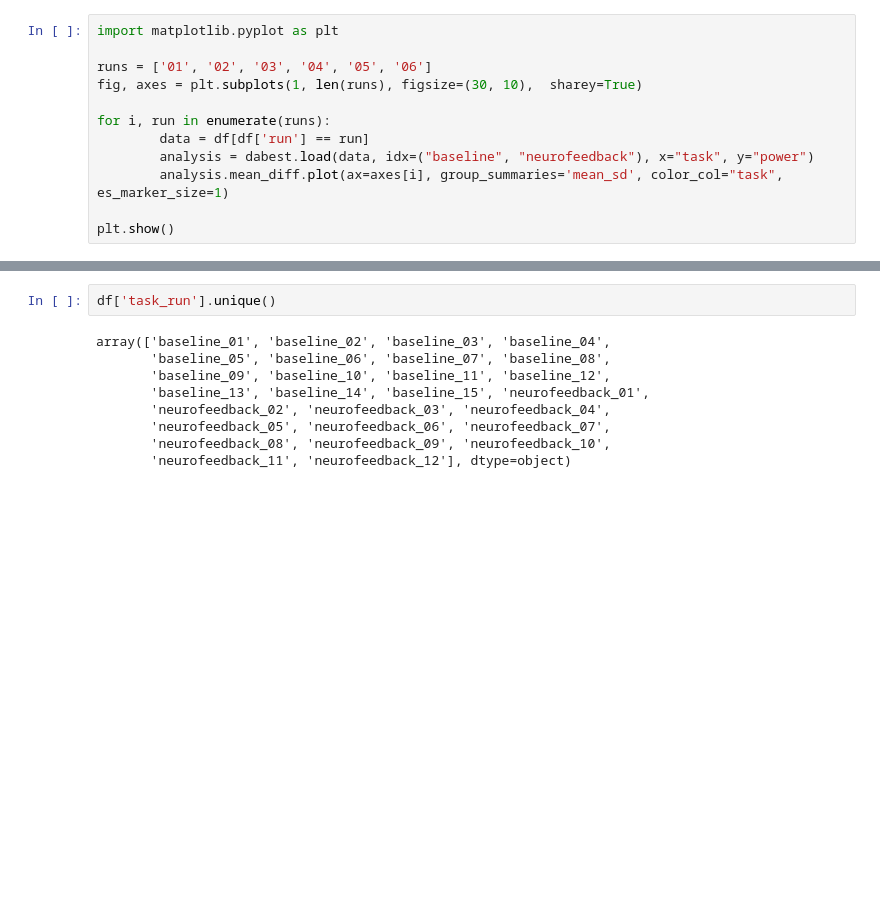
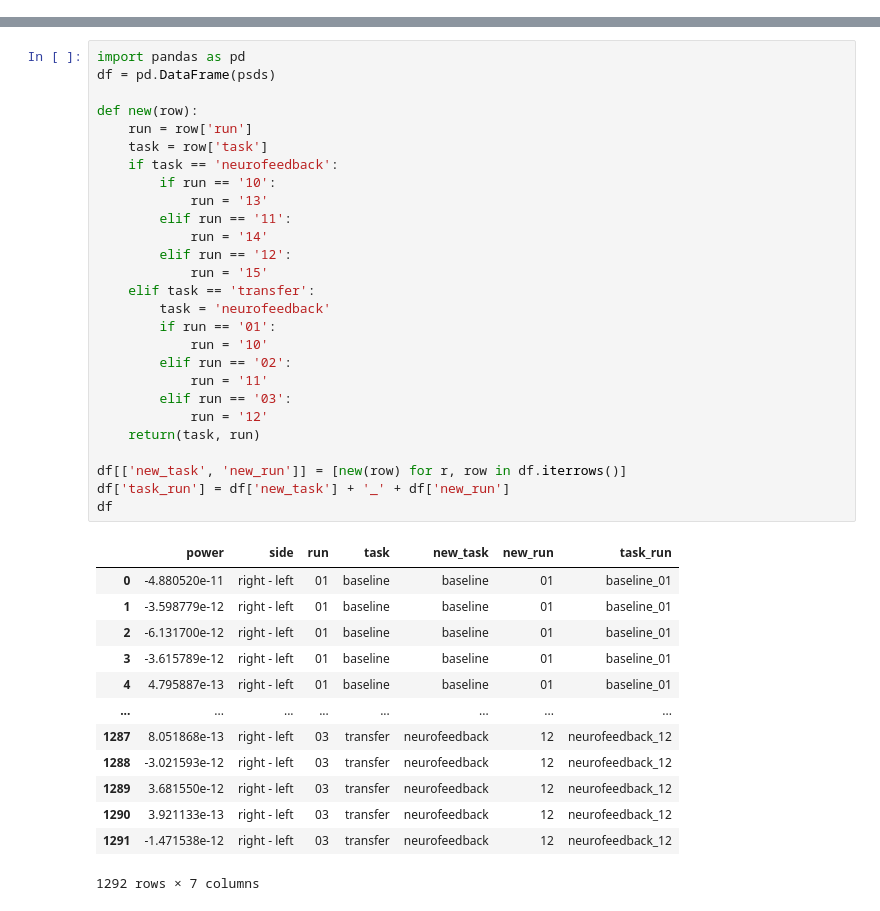
Before and after one commit to maevamoyne/neuxus_test, a Jupyter notebook: analysis.ipynb, the cells around one changed output, grey strips where cells are left out. Drawn from its saved outputs; the diff is of its cells as text; blank space fills up the shorter version.

```diff
--- a/analysis.ipynb
+++ b/analysis.ipynb
@@ -393,12 +347,0 @@ analysis_of_long_df = dabest.load(df, idx=("baseline", "neurofeedback"),
-# %%
-import matplotlib.pyplot as plt
-
-runs = ['01', '02', '03', '04', '05', '06']
-fig, axes = plt.subplots(1, len(runs), figsize=(30, 10),  sharey=True)
-
-for i, run in enumerate(runs):
-        data = df[df['run'] == run]
-        analysis = dabest.load(data, idx=("baseline", "neurofeedback"), x="task", y="power")
-        analysis.mean_diff.plot(ax=axes[i], group_summaries='mean_sd', color_col="task", es_marker_size=1)
-
-plt.show()
@@ -422,11 +348,41 @@ df
-# %%
-df['task_run'].unique()
-# %% [output]
-array(['baseline_01', 'baseline_02', 'baseline_03', 'baseline_04',
-       'baseline_05', 'baseline_06', 'baseline_07', 'baseline_08',
-       'baseline_09', 'baseline_10', 'baseline_11', 'baseline_12',
-       'baseline_13', 'baseline_14', 'baseline_15', 'neurofeedback_01',
-       'neurofeedback_02', 'neurofeedback_03', 'neurofeedback_04',
-       'neurofeedback_05', 'neurofeedback_06', 'neurofeedback_07',
-       'neurofeedback_08', 'neurofeedback_09', 'neurofeedback_10',
-       'neurofeedback_11', 'neurofeedback_12'], dtype=object)
+# %%
+import pandas as pd
+df = pd.DataFrame(psds)
+
+def new(row):
+    run = row['run']
+    task = row['task']
+    if task == 'neurofeedback':
+        if run == '10':
+            run = '13'
+        elif run == '11':
+            run = '14'
+        elif run == '12':
+            run = '15'
+    elif task == 'transfer':
+        task = 'neurofeedback'
+        if run == '01':
+            run = '10'
+        elif run == '02':
+            run = '11'
+        elif run == '03':
+            run = '12'
+    return(task, run)
+
+df[['new_task', 'new_run']] = [new(row) for r, row in df.iterrows()]
+df['task_run'] = df['new_task'] + '_' + df['new_run']
+df
+# %% [output]
+|  | power | side | run | task | new_task | new_run | task_run |
+| 0 | -4.880520e-11 | right - left | 01 | baseline | baseline | 01 | baseline_01 |
+| 1 | -3.598779e-12 | right - left | 01 | baseline | baseline | 01 | baseline_01 |
+| 2 | -6.131700e-12 | right - left | 01 | baseline | baseline | 01 | baseline_01 |
+| 3 | -3.615789e-12 | right - left | 01 | baseline | baseline | 01 | baseline_01 |
+| 4 | 4.795887e-13 | right - left | 01 | baseline | baseline | 01 | baseline_01 |
+| ... | ... | ... | ... | ... | ... | ... | ... |
+| 1287 | 8.051868e-13 | right - left | 03 | transfer | neurofeedback | 12 | neurofeedback_12 |
+| 1288 | -3.021593e-12 | right - left | 03 | transfer | neurofeedback | 12 | neurofeedback_12 |
+| 1289 | 3.681550e-12 | right - left | 03 | transfer | neurofeedback | 12 | neurofeedback_12 |
+| 1290 | 3.921133e-13 | right - left | 03 | transfer | neurofeedback | 12 | neurofeedback_12 |
+| 1291 | -1.471538e-12 | right - left | 03 | transfer | neurofeedback | 12 | neurofeedback_12 |
+1292 rows × 7 columns
```
Also changed, not shown: parts of 18 cells of this notebook, 1 other file.
